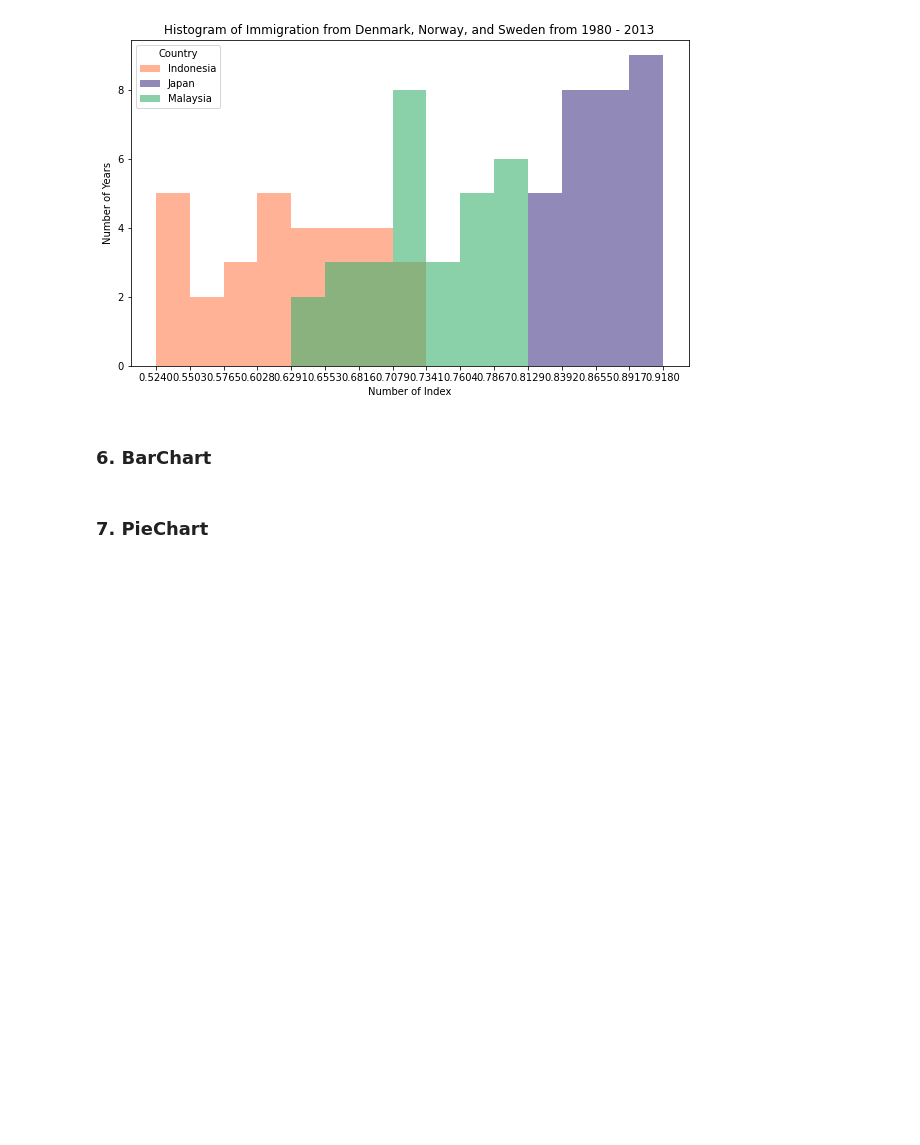
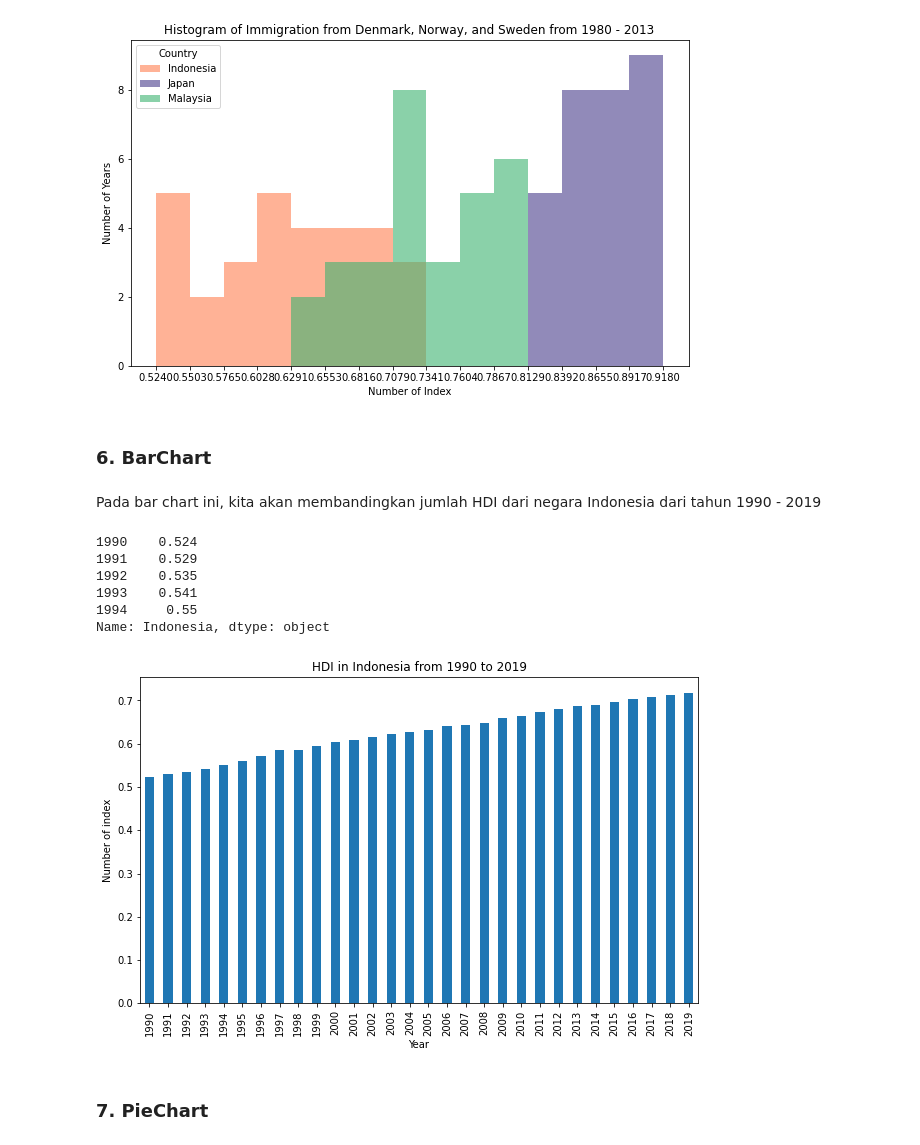
Before and after one commit to AbdulHafidh-AI/ProyekVisdat, a Jupyter notebook: HumanDevelopmentIndex.ipynb, the cells around one changed output. Cells and saved outputs as stored; diff of their text form; code cells hidden in the pictures; blank space fills up the shorter version.

```diff
--- a/HumanDevelopmentIndex.ipynb
+++ b/HumanDevelopmentIndex.ipynb
@@ -577,6 +577,34 @@ plt.show()
 [figure]
 # %% [markdown]
 ### 6. BarChart
+# %% [markdown]
+Pada bar chart ini, kita akan membandingkan jumlah HDI dari negara Indonesia dari tahun 1990 - 2019
+# %%
+# Mengambil dataset
+# Ambil yang skala nasional saja
+data_bar = sampleNational[sampleNational['Level'] == 'National']
+
+data_bar = data_bar.loc['Indonesia', years]
+
+data_bar.head()
+# %% [output]
+1990    0.524
+1991    0.529
+1992    0.535
+1993    0.541
+1994     0.55
+Name: Indonesia, dtype: object
+# %%
+# Plotting data
+data_bar.plot(kind='bar', figsize=(10, 6))
+
+plt.xlabel('Year') # add to x-label to the plot
+plt.ylabel('Number of index') # add y-label to the plot
+plt.title('HDI in Indonesia from 1990 to 2019') # add title to the plot
+
+plt.show()
+# %% [output]
+[figure, added]
 # %% [markdown]
 ### 7. PieChart
 # %% [markdown]
```
Also changed, not shown: parts of 10 cells of this notebook.
